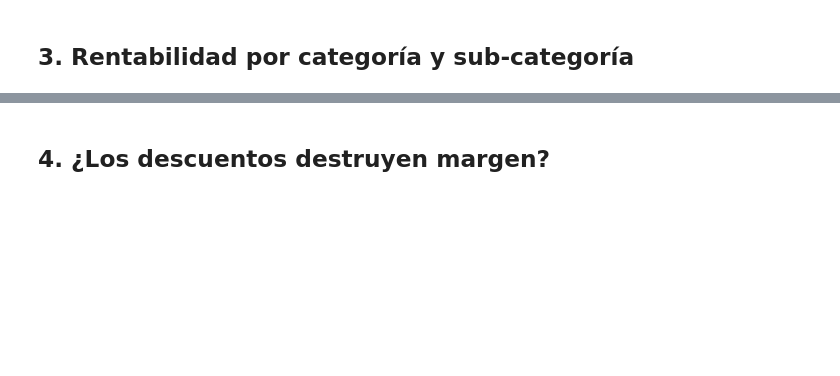
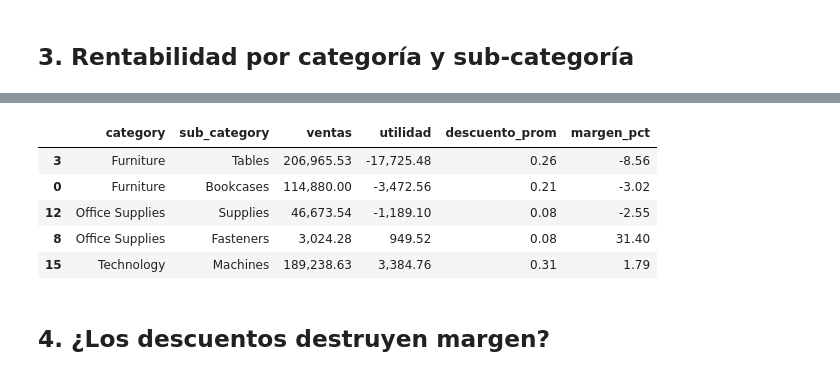
Before and after one commit to Ketrafe/superstore-rentabilidad, a Jupyter notebook: notebooks/01_analisis_rentabilidad.ipynb, the cells around one changed output, grey strips where cells are left out. Saved outputs shown, nothing was run; the diff lists cells and outputs as text; code cells hidden in the pictures; blank space fills up the shorter version.

Commit message:
Agrega análisis de rentabilidad, descuentos y recomendaciones

```diff
--- a/notebooks/01_analisis_rentabilidad.ipynb
+++ b/notebooks/01_analisis_rentabilidad.ipynb
@@ -74,3 +103,12 @@ plt.tight_layout(); plt.savefig(FIG / "utilidad_subcategoria.png", dpi=150); plt
+# %%
+por_sub.head(5)
+# %% [output]
+|  | category | sub_category | ventas | utilidad | descuento_prom | margen_pct |
+| 3 | Furniture | Tables | 206,965.53 | -17,725.48 | 0.26 | -8.56 |
+| 0 | Furniture | Bookcases | 114,880.00 | -3,472.56 | 0.21 | -3.02 |
+| 12 | Office Supplies | Supplies | 46,673.54 | -1,189.10 | 0.08 | -2.55 |
+| 8 | Office Supplies | Fasteners | 3,024.28 | 949.52 | 0.08 | 31.40 |
+| 15 | Technology | Machines | 189,238.63 | 3,384.76 | 0.31 | 1.79 |
 # %% [markdown]
 ## 4. ¿Los descuentos destruyen margen?
 # %%
```
Also changed, not shown: parts of 17 cells of this notebook, 6 other files.
